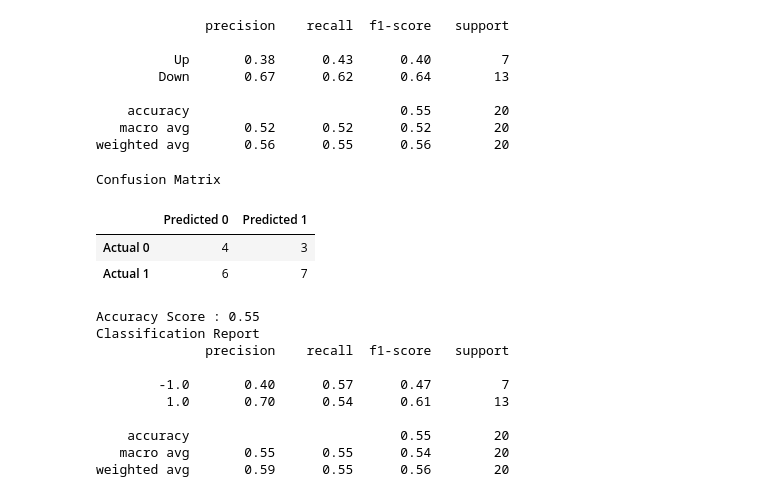
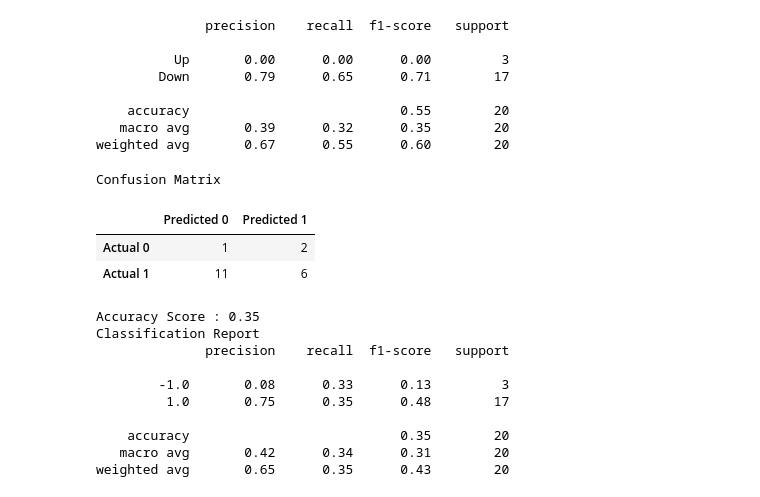
Before and after one commit to tsanpitak/Project_2, a Jupyter notebook: Integrated.ipynb, the cells around one changed output. Drawn from its saved outputs; the diff is of its cells as text; code cells hidden in the pictures.

```diff
--- a/Integrated.ipynb
+++ b/Integrated.ipynb
@@ -81,6 +81,7 @@ def get_alpaca_data():
         start = start_date,
         end = end_date
     ).df
+    portfolio.index = pd.to_datetime(portfolio.index).tz_localize(None)
 
     return portfolio
 # %%
@@ -216,12 +217,12 @@ for stock in TICKERS:
     stock_data.append(process_stock(portfolio[stock], path[stock]))
 
 # First 3 stocks to train
-train_data = pd.concat([stock_data[0], stock_data[1], stock_data[2]], axis="index", join="inner")
+train_data = pd.concat([stock_data[0], stock_data[1], stock_data[2], stock_data[3]], axis="index", join="inner")
 X_train = train_data[FEATURES]
 y_train = train_data["Return"]
-# Fourth stock to test
-X_test = stock_data[3][FEATURES]
-y_test = stock_data[3]["Return"]
+# Fifth stock to test
+X_test = stock_data[4][FEATURES]
+y_test = stock_data[4]["Return"]
 # %%
 # NuSVM
 from sklearn.svm import NuSVC
@@ -232,57 +233,60 @@ model.fit(X_train, y_train)
 
 predictions = model.predict(X_test)
 
-Results = y_test.to_frame()
-Results["Predicted Value"] = predictions
+nusvc_results = y_test.to_frame()
+nusvc_results["NuSVC Predicted Value"] = predictions
 
 print(classification_report(y_test, predictions,
                             target_names=["Up", "Down"]))
 # %% [output]
               precision    recall  f1-score   support
 
-          Up       0.38      0.43      0.40         7
-        Down       0.67      0.62      0.64        13
+          Up       0.00      0.00      0.00         3
+        Down       0.79      0.65      0.71        17
 
     accuracy                           0.55        20
-   macro avg       0.52      0.52      0.52        20
-weighted avg       0.56      0.55      0.56        20
+   macro avg       0.39      0.32      0.35        20
+weighted avg       0.67      0.55      0.60        20
 # %%
 # Random Forest
 from sklearn.ensemble import RandomForestClassifier
 from sklearn.metrics import confusion_matrix, accuracy_score, classification_report
 
 rf_model = RandomForestClassifier(n_estimators=500, random_state=78)
 rf_model = rf_model.fit(X_train, y_train)
 predictions = rf_model.predict(X_test)
+
+rf_results = y_test.to_frame()
+rf_results["RF Predicted Value"] = predictions
 
 cm = confusion_matrix(y_test, predictions)
 cm_df = pd.DataFrame(
     cm, index=["Actual 0", "Actual 1"], columns=["Predicted 0", "Predicted 1"]
 )
 
 # Calculating the accuracy score
 acc_score = accuracy_score(y_test, predictions)
 
 print("Confusion Matrix")
 display(cm_df)
 print(f"Accuracy Score : {acc_score}")
 print("Classification Report")
 print(classification_report(y_test, predictions))
 # %% [output]
 Confusion Matrix
 |  | Predicted 0 | Predicted 1 |
-| Actual 0 | 4 | 3 |
-| Actual 1 | 6 | 7 |
+| Actual 0 | 1 | 2 |
+| Actual 1 | 11 | 6 |
-Accuracy Score : 0.55
+Accuracy Score : 0.35
 Classification Report
               precision    recall  f1-score   support
 
-        -1.0       0.40      0.57      0.47         7
-         1.0       0.70      0.54      0.61        13
+        -1.0       0.08      0.33      0.13         3
+         1.0       0.75      0.35      0.48        17
 
-    accuracy                           0.55        20
-   macro avg       0.55      0.55      0.54        20
-weighted avg       0.59      0.55      0.56        20
+    accuracy                           0.35        20
+   macro avg       0.42      0.34      0.31        20
+weighted avg       0.65      0.35      0.43        20
 # %%
 # KERAS LSTM RNN
 import tensorflow as tf
```
Also changed, not shown: parts of 7 cells of this notebook.
